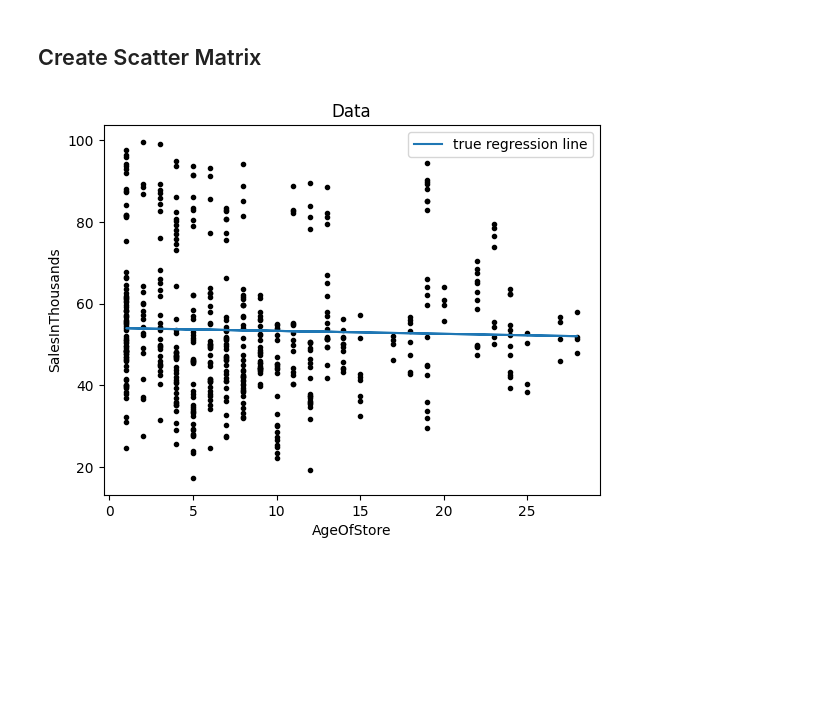
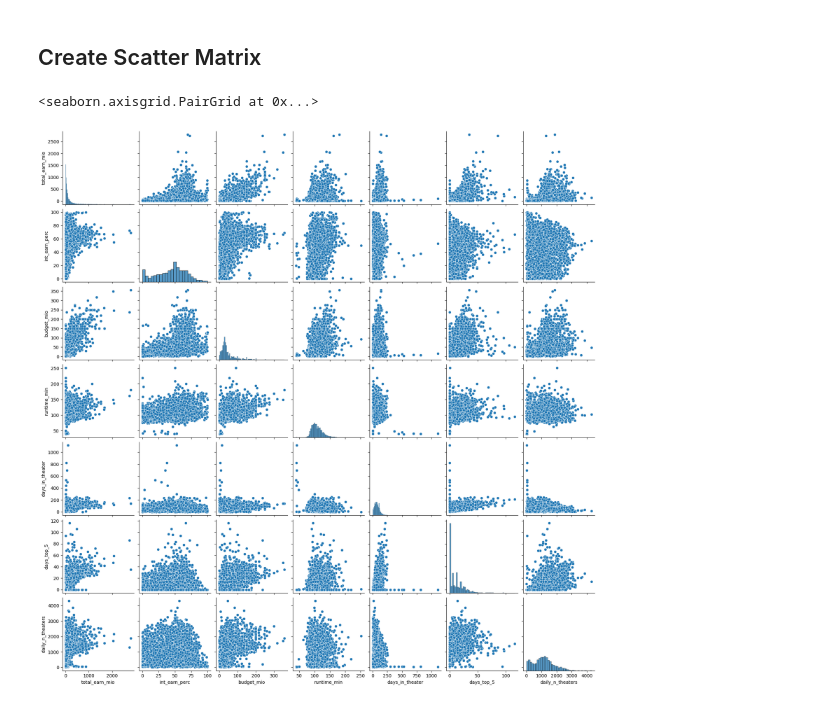
Before and after one commit to bagusfarisa/movies-revenue-analysis, a Jupyter notebook: movie_analysis.ipynb, the cells around one changed output. Saved outputs shown, nothing was run; the diff lists cells and outputs as text; code cells hidden in the pictures; blank space fills up the shorter version.

```diff
--- a/movie_analysis.ipynb
+++ b/movie_analysis.ipynb
@@ -611,21 +558,0 @@ df_mv_joined
-# %%
-# Plot the data
-var_x = "AgeOfStore"
-var_y = "SalesInThousands"
-a = 54.0786 #variablenya bisa dibikin dynamic
-b = -0.072 #variablenya bisa dibikin dynamic
-
-plt.scatter(df[var_x], df[var_y], marker=".", color = "k")
-plt.plot(df[var_x], a + b * df[var_x], label = "true regression line")
-
-# Add a legend and labels
-plt.legend()
-plt.xlabel(var_x)
-plt.ylabel(var_y)
-
-# Add a title
-plt.title("Data")
-# Show the plot
-plt.show()
-# %% [output]
-[figure, removed]
@@ -683,0 +559,6 @@ plt.show()
+# %%
+# Create scatter matrix
+sns.pairplot(df_mv_joined)
+# %% [output]
+<seaborn.axisgrid.PairGrid at 0x...>
+[figure, added]
```
Also changed, not shown: parts of 28 cells of this notebook.
